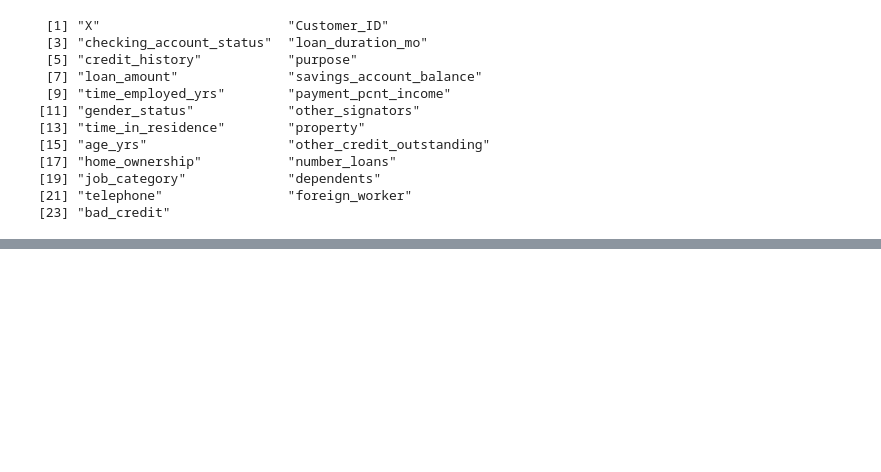
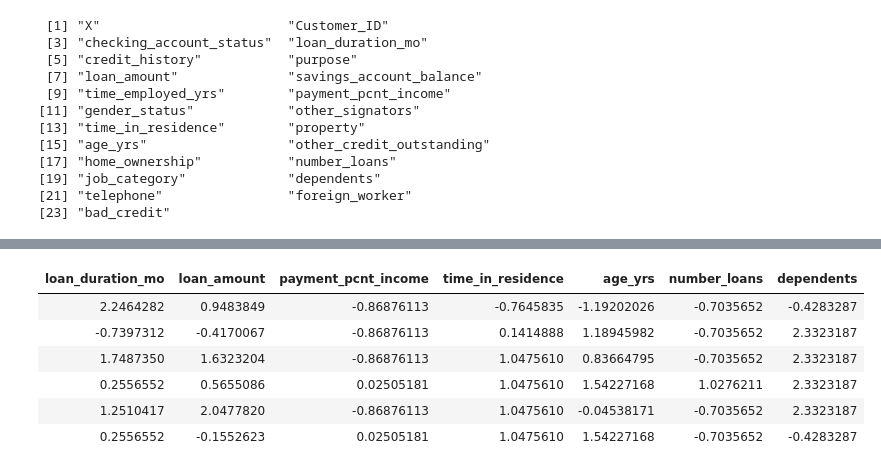
Before and after one commit to vijayraavi/Principles-of-Machine-Learning-R, a Jupyter notebook: Module5/CrossValidation.ipynb, the cells around one changed output, grey strips where cells are left out. Cells and saved outputs as stored; diff of their text form; code cells hidden in the pictures; blank space fills up the shorter version.

```diff
--- a/Module5/CrossValidation.ipynb
+++ b/Module5/CrossValidation.ipynb
@@ -412,31 +73,0 @@ Rembering that there is both a class imbalance and that that false negatives cos
-# %%
-credit[,'bad_credit_factor'] = as.factor(credit[,'bad_credit'])
-
-recallSummary = function (data, lev = NULL, model = NULL) {
-                    out = recall(data$obs, data$pred)
-                    names(out) <- "recall"
-                    out
-}
-
-fitControl = trainControl(method = 'repeatedcv',
-                         number = 10,
-                         repeats = 5,
-                         summaryFunction = recallSummary)
-
-trGrid <-  expand.grid(alpha = c(0.2, 0.5, 0.75, 1.0),
-                       lambda = c(0.05, 0.1, 0.2, 0.3))
-
-set.seed(9999)
-cv_mod = train(bad_credit_factor ~ loan_duration_mo + loan_amount +
-                                 payment_pcnt_income + age_yrs +
-                                 checking_account_status + credit_history +
-                                 purpose + gender_status + time_in_residence +
-                                 property,
-                 data = credit,
-                 method = "glmnet",
-                 metric = "recall",
-                 trControl = fitControl,
-                 tuneGrid = trGrid,
-                 weights = ifelse(credit$bad_credit == 1, 0.66, 0.34))
-
-cv_mod
@@ -555,0 +92,15 @@ In this lab you have performed by simple cross validation and nested cross valid
+# %%
+num_cols = c('loan_duration_mo', 'loan_amount', 'payment_pcnt_income',
+             'time_in_residence', 'age_yrs', 'number_loans', 'dependents')
+
+preProcValues <- preProcess(credit[,num_cols], method = c("center", "scale"))
+credit[,num_cols] = predict(preProcValues, credit[,num_cols])
+head(credit[,num_cols])
+# %% [output]
+| loan_duration_mo | loan_amount | payment_pcnt_income | time_in_residence | age_yrs | number_loans | dependents |
+| 2.2464282 | 0.9483849 | -0.86876113 | -0.7645835 | -1.19202026 | -0.7035652 | -0.4283287 |
+| -0.7397312 | -0.4170067 | -0.86876113 | 0.1414888 | 1.18945982 | -0.7035652 | 2.3323187 |
+| 1.7487350 | 1.6323204 | -0.86876113 | 1.0475610 | 0.83664795 | -0.7035652 | 2.3323187 |
+| 0.2556552 | 0.5655086 | 0.02505181 | 1.0475610 | 1.54227168 | 1.0276211 | 2.3323187 |
+| 1.2510417 | 2.0477820 | -0.86876113 | 1.0475610 | -0.04538171 | -0.7035652 | 2.3323187 |
+| 0.2556552 | -0.1552623 | 0.02505181 | 1.0475610 | 1.54227168 | -0.7035652 | -0.4283287 |
```
Also changed, not shown: parts of 42 cells of this notebook.
